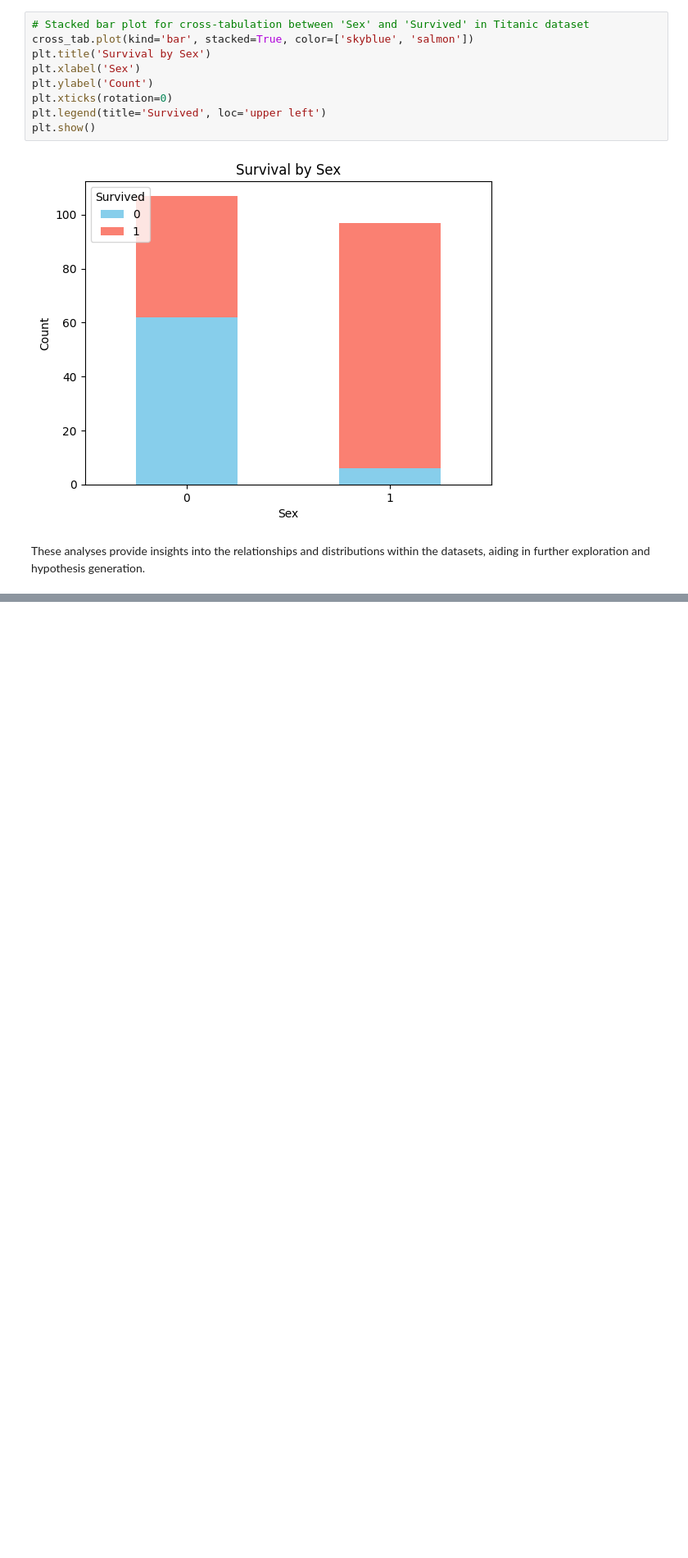
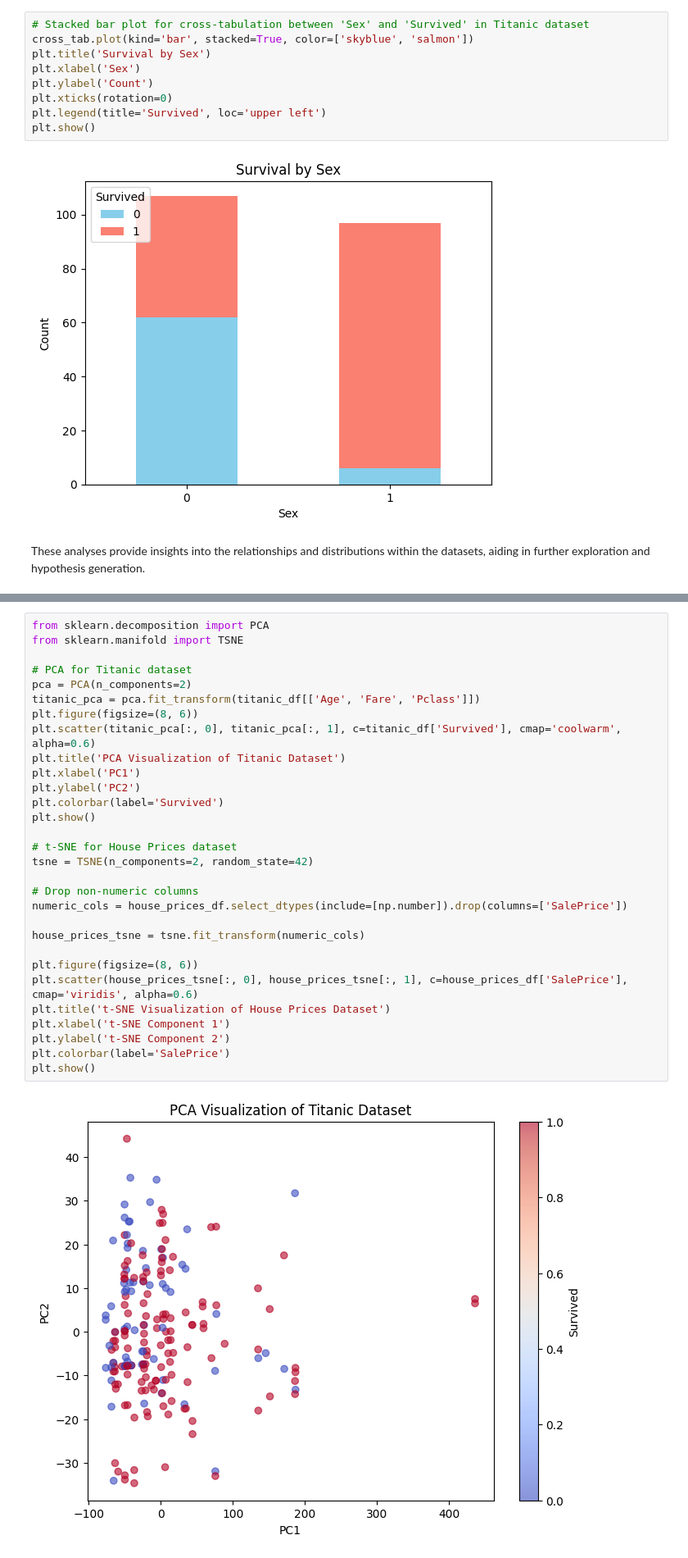
Before and after one commit to Devasy23/EDA, a Jupyter notebook: EDA-mk-I.ipynb, the cells around one changed output, grey strips where cells are left out. Shown at 82% size. Saved outputs shown, nothing was run; the diff lists cells and outputs as text; blank space fills up the shorter version.

```diff
--- a/EDA-mk-I.ipynb
+++ b/EDA-mk-I.ipynb
@@ -427,0 +407,32 @@ These analyses provide insights into the relationships and distributions within
+# %%
+from sklearn.decomposition import PCA
+from sklearn.manifold import TSNE
+
+# PCA for Titanic dataset
+pca = PCA(n_components=2)
+titanic_pca = pca.fit_transform(titanic_df[['Age', 'Fare', 'Pclass']])
+plt.figure(figsize=(8, 6))
+plt.scatter(titanic_pca[:, 0], titanic_pca[:, 1], c=titanic_df['Survived'], cmap='coolwarm', alpha=0.6)
+plt.title('PCA Visualization of Titanic Dataset')
+plt.xlabel('PC1')
+plt.ylabel('PC2')
+plt.colorbar(label='Survived')
+plt.show()
+
+# t-SNE for House Prices dataset
+tsne = TSNE(n_components=2, random_state=42)
+
+# Drop non-numeric columns
+numeric_cols = house_prices_df.select_dtypes(include=[np.number]).drop(columns=['SalePrice'])
+
+house_prices_tsne = tsne.fit_transform(numeric_cols)
+
+plt.figure(figsize=(8, 6))
+plt.scatter(house_prices_tsne[:, 0], house_prices_tsne[:, 1], c=house_prices_df['SalePrice'], cmap='viridis', alpha=0.6)
+plt.title('t-SNE Visualization of House Prices Dataset')
+plt.xlabel('t-SNE Component 1')
+plt.ylabel('t-SNE Component 2')
+plt.colorbar(label='SalePrice')
+plt.show()
+# %% [output]
+[figure, added]
```
Also changed, not shown: parts of 14 cells of this notebook, 1 other file.
